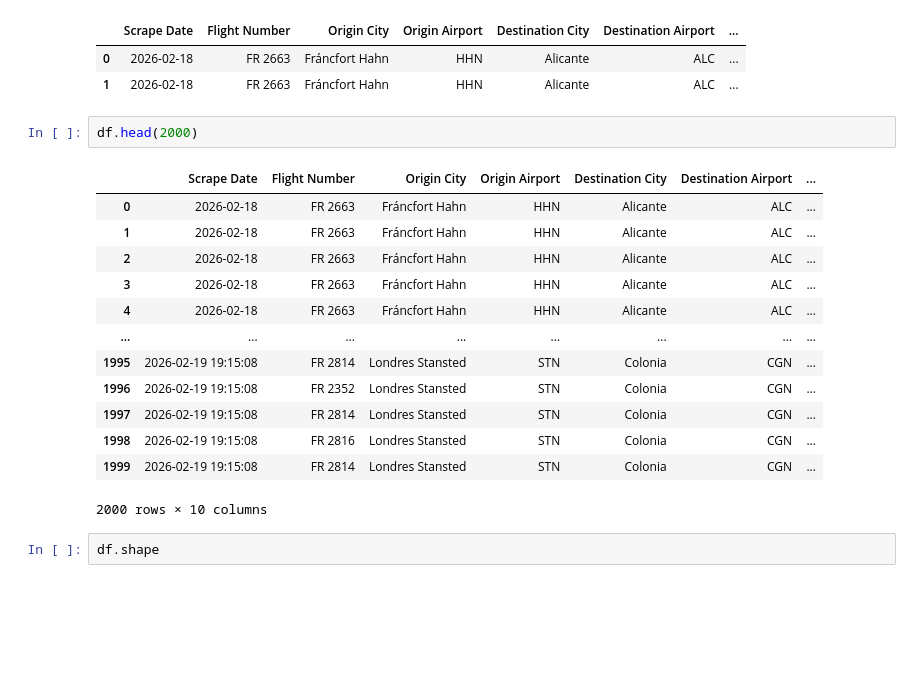
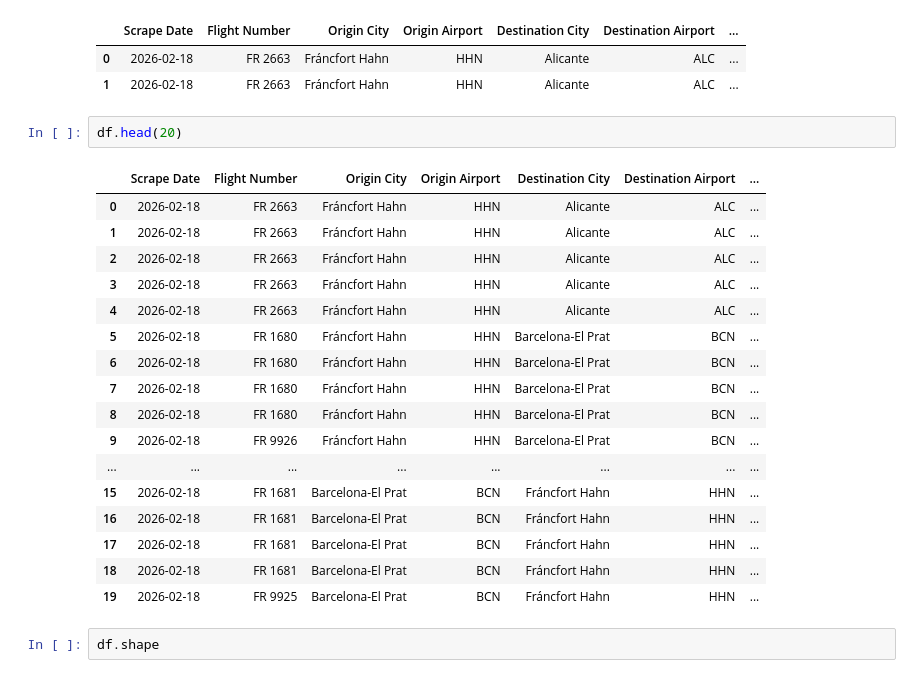
Before and after one commit to mopamerlin-boop/Portafolio, a Jupyter notebook: Ryanair/2Ryanair_an.ipynb, the cells around one changed output. Drawn from its saved outputs; the diff is of its cells as text; blank space fills up the shorter version.

```diff
--- a/Ryanair/2Ryanair_an.ipynb
+++ b/Ryanair/2Ryanair_an.ipynb
@@ -90,21 +90,25 @@ df.head(2)
 | 0 | 2026-02-18 | FR 2663 | Fráncfort Hahn | HHN | Alicante | ALC | ... |
 | 1 | 2026-02-18 | FR 2663 | Fráncfort Hahn | HHN | Alicante | ALC | ... |
 # %%
-df.head(2000)
+df.head(20)
 # %% [output]
 |  | Scrape Date | Flight Number | Origin City | Origin Airport | Destination City | Destination Airport | ... |
 | 0 | 2026-02-18 | FR 2663 | Fráncfort Hahn | HHN | Alicante | ALC | ... |
 | 1 | 2026-02-18 | FR 2663 | Fráncfort Hahn | HHN | Alicante | ALC | ... |
 | 2 | 2026-02-18 | FR 2663 | Fráncfort Hahn | HHN | Alicante | ALC | ... |
 | 3 | 2026-02-18 | FR 2663 | Fráncfort Hahn | HHN | Alicante | ALC | ... |
 | 4 | 2026-02-18 | FR 2663 | Fráncfort Hahn | HHN | Alicante | ALC | ... |
+| 5 | 2026-02-18 | FR 1680 | Fráncfort Hahn | HHN | Barcelona-El Prat | BCN | ... |
+| 6 | 2026-02-18 | FR 1680 | Fráncfort Hahn | HHN | Barcelona-El Prat | BCN | ... |
+| 7 | 2026-02-18 | FR 1680 | Fráncfort Hahn | HHN | Barcelona-El Prat | BCN | ... |
+| 8 | 2026-02-18 | FR 1680 | Fráncfort Hahn | HHN | Barcelona-El Prat | BCN | ... |
+| 9 | 2026-02-18 | FR 9926 | Fráncfort Hahn | HHN | Barcelona-El Prat | BCN | ... |
 | ... | ... | ... | ... | ... | ... | ... | ... |
-| 1995 | 2026-02-19 19:15:08 | FR 2814 | Londres Stansted | STN | Colonia | CGN | ... |
-| 1996 | 2026-02-19 19:15:08 | FR 2352 | Londres Stansted | STN | Colonia | CGN | ... |
-| 1997 | 2026-02-19 19:15:08 | FR 2814 | Londres Stansted | STN | Colonia | CGN | ... |
-| 1998 | 2026-02-19 19:15:08 | FR 2816 | Londres Stansted | STN | Colonia | CGN | ... |
-| 1999 | 2026-02-19 19:15:08 | FR 2814 | Londres Stansted | STN | Colonia | CGN | ... |
+| 15 | 2026-02-18 | FR 1681 | Barcelona-El Prat | BCN | Fráncfort Hahn | HHN | ... |
+| 16 | 2026-02-18 | FR 1681 | Barcelona-El Prat | BCN | Fráncfort Hahn | HHN | ... |
+| 17 | 2026-02-18 | FR 1681 | Barcelona-El Prat | BCN | Fráncfort Hahn | HHN | ... |
+| 18 | 2026-02-18 | FR 1681 | Barcelona-El Prat | BCN | Fráncfort Hahn | HHN | ... |
+| 19 | 2026-02-18 | FR 9925 | Barcelona-El Prat | BCN | Fráncfort Hahn | HHN | ... |
-2000 rows × 10 columns
 # %%
 df.shape
 # %% [output]
```
Also changed, not shown: parts of 28 cells of this notebook, 1 other file.
